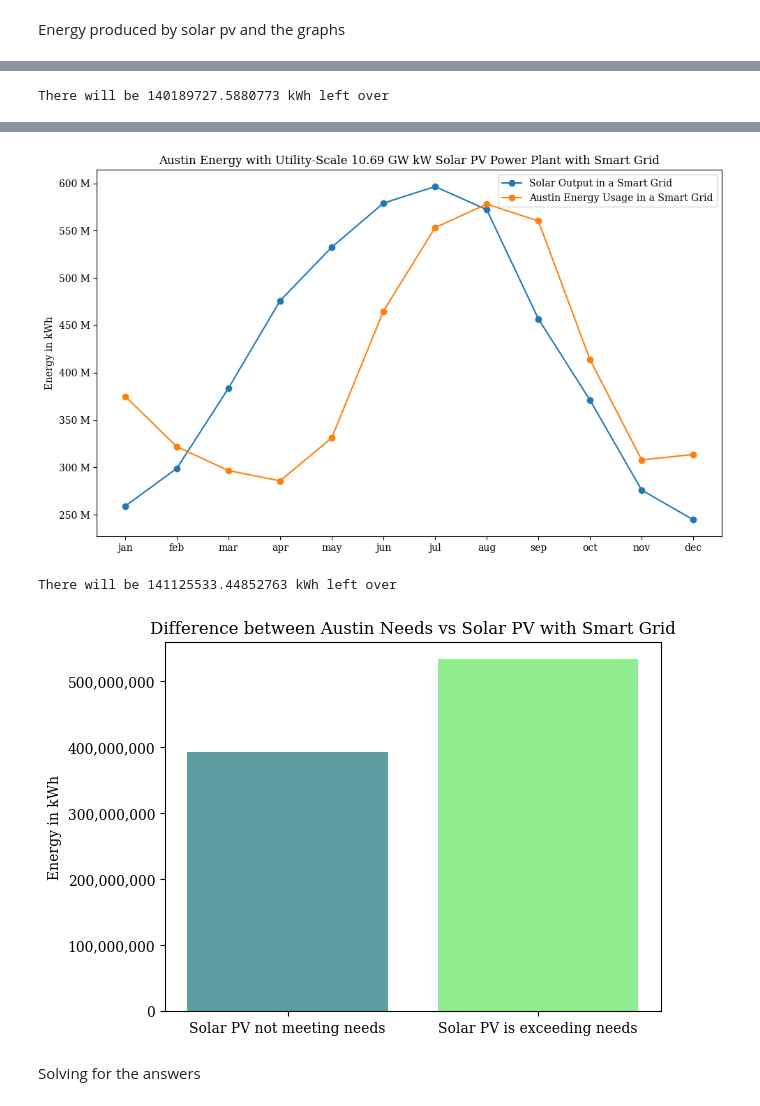
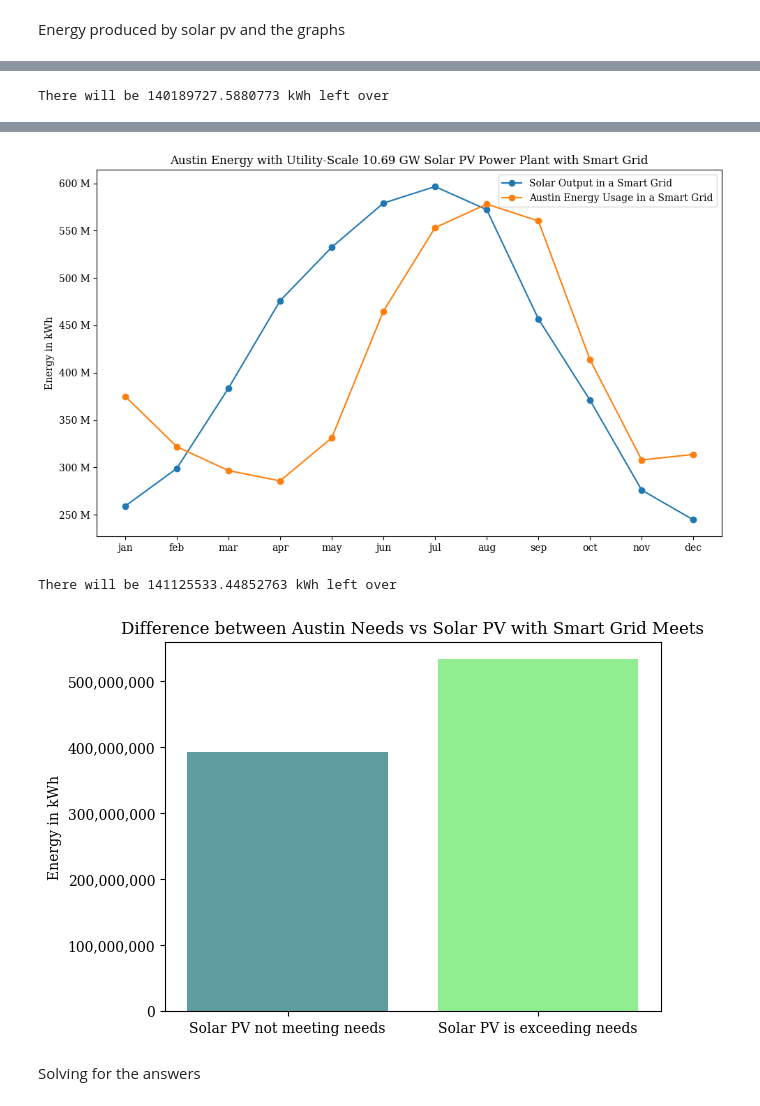
Before and after one commit to kavyasharma08/Analyzing-Solar-Photovoltaics-and-Smart-Grids-as-Sustainable-Energy-Solutions-Code, a Jupyter notebook: Austin's Code.ipynb, the cells around one changed output, grey strips where cells are left out. Drawn from its saved outputs; the diff is of its cells as text; code cells hidden in the pictures.

```diff
--- a/Austin's Code.ipynb
+++ b/Austin's Code.ipynb
@@ -199,7 +199,7 @@ if annual_avg_GHI >= 4.5:
   ax.bar(categories, values, color=['cadetblue', 'lightgreen'])
 
   ax.yaxis.set_major_formatter(ticker.FuncFormatter(format_large_numbers))
-  ax.set_title('Difference between Austin needs vs Solar PV meets')
+  ax.set_title('Difference between Austin Needs vs Solar PV Meets')
   ax.set_ylabel('Energy in kWh')
 
   plt.show()
@@ -268,7 +268,7 @@ if annual_avg_GHI >= 4.5:
 
 
   plt.ylabel('Energy in kWh')
-  plt.title(f'Austin Energy with Utility-Scale {size_best_ks} kW Solar PV Power Plant with Smart Grid')
+  plt.title(f'Austin Energy with Utility-Scale {size_best_ks} Solar PV Power Plant with Smart Grid')
   plt.legend()
   plt.grid(False)
   plt.tight_layout()
@@ -281,36 +281,36 @@ if annual_avg_GHI >= 4.5:
       return "{:,}".format(int(value))
 
   categories = ["Solar PV not meeting needs", "Solar PV is exceeding needs"]
   positive_reduced = 0
   negative_reduced = 0
   for diff in differences_reduced:
       if diff < 0:
           negative_reduced += diff
       elif diff > 0:
           positive_reduced += diff
 
   battery_efficiency_reduced = (1-((1-battery_efficiency) * 0.9))
   battery_output_with_efficiency_reduced = positive_reduced * battery_efficiency_reduced
   if battery_output_with_efficiency_reduced >= abs(negative_reduced):
       print(f"There will be {battery_output_with_efficiency_reduced - abs(negative_reduced)} kWh left over")
   else:
       print("There will not be enough to meet the demand.")
 
   values_reduced = [abs(negative_reduced), battery_output_with_efficiency_reduced]
 
   fig, ax = plt.subplots()
   ax.bar(categories, values_reduced, color=['cadetblue', 'lightgreen'])
   ax.yaxis.set_major_formatter(ticker.FuncFormatter(format_large_numbers))
-  ax.set_title('Difference between Austin Needs vs Solar PV with Smart Grid')
+  ax.set_title('Difference between Austin Needs vs Solar PV with Smart Grid Meets')
   ax.set_ylabel('Energy in kWh')
   plt.show()
 # %% [output]
 [figure]
 There will be 140189727.5880773 kWh left over
 [figure]
-[figure, old version]
+[figure, new version]
 There will be 141125533.44852763 kWh left over
-[figure, old version]
+[figure, new version]
 # %% [markdown]
 Solving for the answers
 # %%
```
